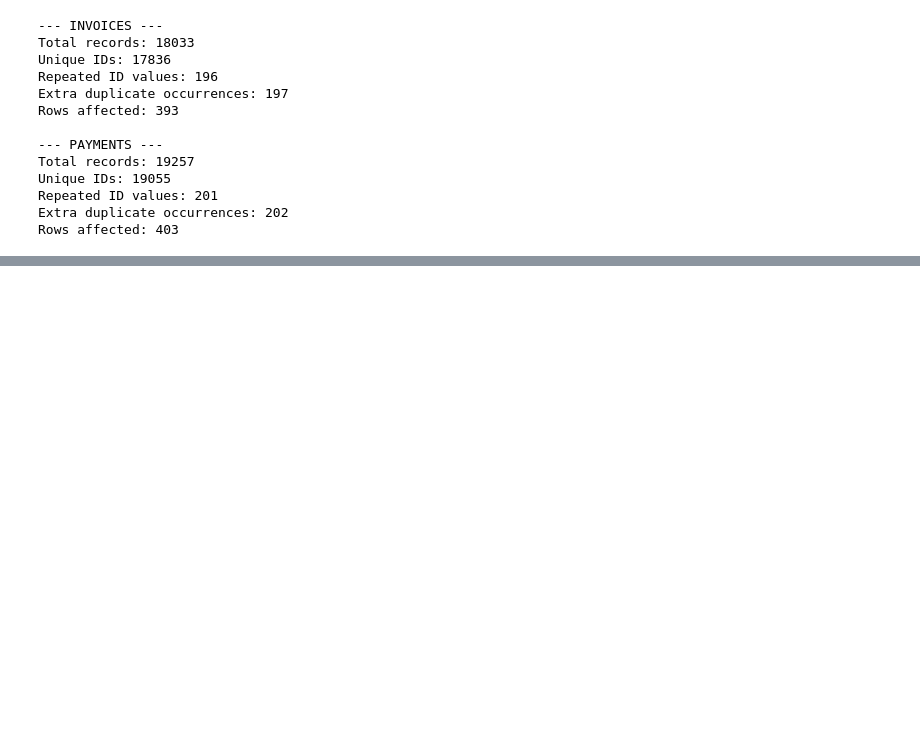
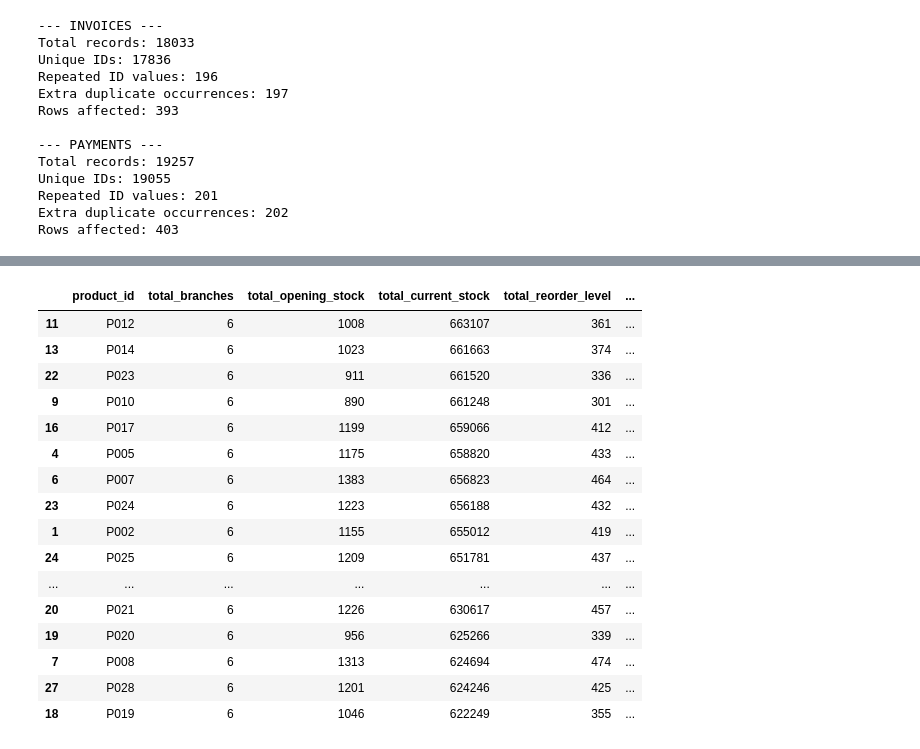
Before and after one commit to Pranav-Nikate/CadetX-Heavy-Supplier-Warehouse-Analytics, a Jupyter notebook: CadetX_Week1_Data_Analysis.ipynb, the cells around one changed output, grey strips where cells are left out. Saved outputs shown, nothing was run; the diff lists cells and outputs as text; code cells hidden in the pictures; blank space fills up the shorter version.

```diff
--- a/CadetX_Week1_Data_Analysis.ipynb
+++ b/CadetX_Week1_Data_Analysis.ipynb
@@ -965,0 +3075,14 @@ Rows affected: 403
+# %%
+inventory = cleaned_datasets["inventory_master"]
+
+print("Total inventory records:", len(inventory))
+print("Total columns:", len(inventory.columns))
+
+print("\nColumn names:")
+print(inventory.columns.tolist())
+
+print("\nFirst 10 records:")
+display(inventory.head(10))
+
+print("\nDataset information:")
+inventory.info()
@@ -965,0 +3156,39 @@ Rows affected: 403
+# %%
+product_inventory = inventory.groupby("product_id").agg(
+    total_branches=("branch_id", "nunique"),
+    total_opening_stock=("opening_stock", "sum"),
+    total_current_stock=("current_stock", "sum"),
+    total_reorder_level=("reorder_level", "sum"),
+    total_safety_stock=("safety_stock", "sum"),
+    total_max_stock=("max_stock", "sum")
+).reset_index()
+
+product_inventory = product_inventory.merge(
+    products[["product_id", "product_name", "category"]],
+    on="product_id",
+    how="left"
+)
+
+display(
+    product_inventory.sort_values(
+        "total_current_stock", ascending=False
+    )
+)
+# %% [output]
+|  | product_id | total_branches | total_opening_stock | total_current_stock | total_reorder_level | ... |
+| 11 | P012 | 6 | 1008 | 663107 | 361 | ... |
+| 13 | P014 | 6 | 1023 | 661663 | 374 | ... |
+| 22 | P023 | 6 | 911 | 661520 | 336 | ... |
+| 9 | P010 | 6 | 890 | 661248 | 301 | ... |
+| 16 | P017 | 6 | 1199 | 659066 | 412 | ... |
+| 4 | P005 | 6 | 1175 | 658820 | 433 | ... |
+| 6 | P007 | 6 | 1383 | 656823 | 464 | ... |
+| 23 | P024 | 6 | 1223 | 656188 | 432 | ... |
+| 1 | P002 | 6 | 1155 | 655012 | 419 | ... |
+| 24 | P025 | 6 | 1209 | 651781 | 437 | ... |
+| ... | ... | ... | ... | ... | ... | ... |
+| 20 | P021 | 6 | 1226 | 630617 | 457 | ... |
+| 19 | P020 | 6 | 956 | 625266 | 339 | ... |
+| 7 | P008 | 6 | 1313 | 624694 | 474 | ... |
+| 27 | P028 | 6 | 1201 | 624246 | 425 | ... |
+| 18 | P019 | 6 | 1046 | 622249 | 355 | ... |
```
Also changed, not shown: parts of 82 cells of this notebook.
